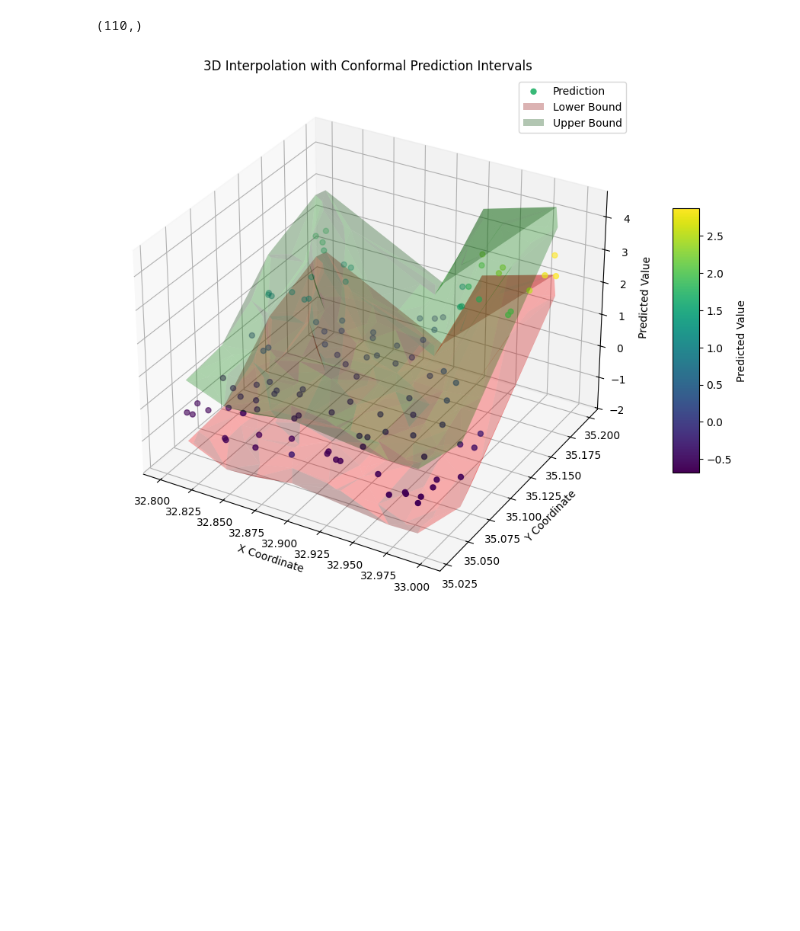
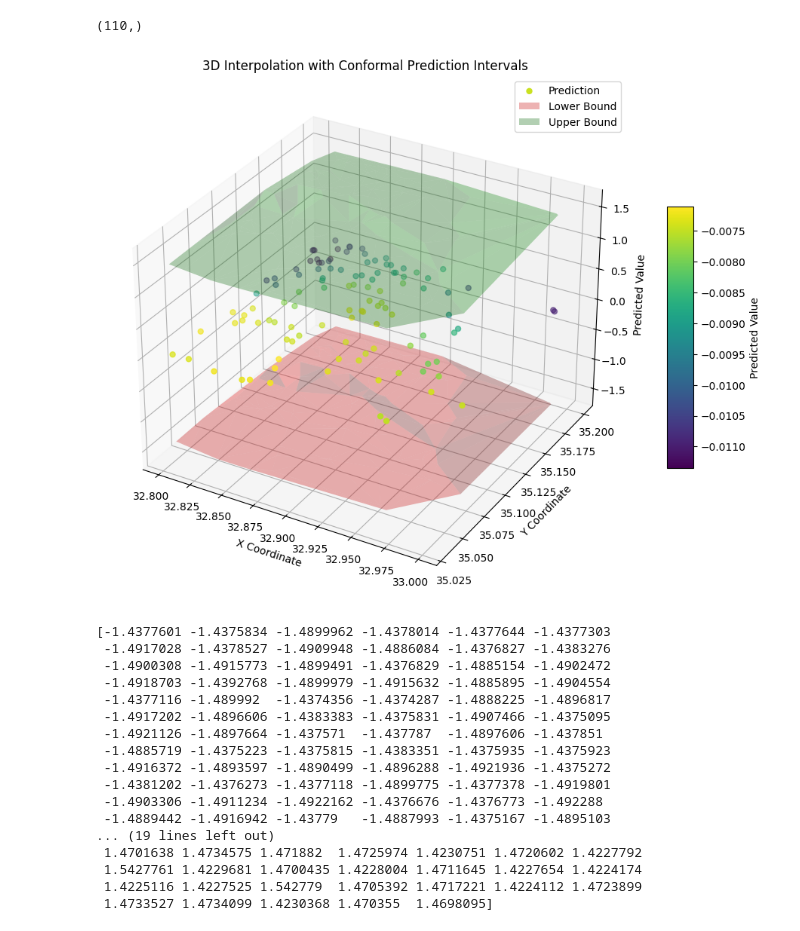
Before and after one commit to Orit2000/Project-B-Technion, a Jupyter notebook: model_with_CP_flow_with_graphs.ipynb, the cells around one changed output. Cells and saved outputs as stored; diff of their text form; code cells hidden in the pictures; blank space fills up the shorter version.

```diff
--- a/model_with_CP_flow_with_graphs.ipynb
+++ b/model_with_CP_flow_with_graphs.ipynb
@@ -21,6 +33,8 @@ print(args.dataset)
 print(args.n_neighbors)
 args.dataset = "n32_e035_1arc_v3_cropped"
 print(args.dataset)
+args.datasampling="normal"
+args.new_spread = True
 test_error, test_preds, testset, epoch_valid_loss, epoch_valid_error, epoch_valid_mse, epoch_valid_mae, epoch_train_loss, epoch_train_error, epoch_train_mse, epoch_train_mae, coverage_rate_tot, avg_interval_length_tot, test_preds_norm = run_kcn(args)
 #test_error, test_preds, testset, epoch_valid_loss, epoch_valid_error, epoch_valid_mse, epoch_valid_mae, epoch_train_loss, epoch_train_error, epoch_train_mse, epoch_train_mae, coverage_rate_tot, avg_interval_length_tot = run_kcn(args)
 epochs = list(range(len(epoch_valid_loss)))
@@ -127,36 +146,58 @@ with open(f"{args.save_path}/CP_results.pkl", "rb") as f:  # <- update this path
 # Extract data
 coords = testset.coords
 x = coords[:, 0]
 y = coords[:, 1]
 pred = np.squeeze(test_preds_norm)
-lower = np.squeeze(np.array([item['lower'] for item in cp_results]))
-upper = np.squeeze(np.array([item['upper'] for item in cp_results]))
+#lower = np.squeeze(np.array([item['lower'] for item in cp_results]))
+#upper = np.squeeze(np.array([item['upper'] for item in cp_results]))
+lower = np.squeeze(np.array(cp_results['lower']))
+upper = np.squeeze(np.array(cp_results['upper']))
 print(lower.shape)
 
 # Create the 3D plot
 fig = plt.figure(figsize=(14, 9))
 ax = fig.add_subplot(111, projection='3d')
 
 # Prediction surface
 sc = ax.scatter(x, y, pred, c=pred, cmap='viridis', label='Prediction', s=25)
 
 # Confidence interval surfaces
 ax.plot_trisurf(x, y, lower, color='red', alpha=0.3, label='Lower Bound')
 ax.plot_trisurf(x, y, upper, color='green', alpha=0.3, label='Upper Bound')
 
 # Axis labels and legend
 ax.set_xlabel("X Coordinate")
 ax.set_ylabel("Y Coordinate")
 ax.set_zlabel("Predicted Value")
 ax.set_title("3D Interpolation with Conformal Prediction Intervals")
 
 # Add colorbar and legend
 fig.colorbar(sc, ax=ax, shrink=0.5, aspect=10, label='Predicted Value')
 plt.legend()
 plt.show()
+
+print(lower)
+print(upper)
 # %% [output]
 (110,)
-[figure, old version]
+[figure, new version]
+[-1.4377601 -1.4375834 -1.4899962 -1.4378014 -1.4377644 -1.4377303
+ -1.4917028 -1.4378527 -1.4909948 -1.4886084 -1.4376827 -1.4383276
+ -1.4900308 -1.4915773 -1.4899491 -1.4376829 -1.4885154 -1.4902472
+ -1.4918703 -1.4392768 -1.4899979 -1.4915632 -1.4885895 -1.4904554
+ -1.4377116 -1.489992  -1.4374356 -1.4374287 -1.4888225 -1.4896817
+ -1.4917202 -1.4896606 -1.4383383 -1.4375831 -1.4907466 -1.4375095
+ -1.4921126 -1.4897664 -1.437571  -1.437787  -1.4897606 -1.437851
+ -1.4885719 -1.4375223 -1.4375815 -1.4383351 -1.4375935 -1.4375923
+ -1.4916372 -1.4893597 -1.4890499 -1.4896288 -1.4921936 -1.4375272
+ -1.4381202 -1.4376273 -1.4377118 -1.4899775 -1.4377378 -1.4919801
+ -1.4903306 -1.4911234 -1.4922162 -1.4376676 -1.4376773 -1.492288
+ -1.4889442 -1.4916942 -1.43779   -1.4887993 -1.4375167 -1.4895103
+... (19 lines left out)
+ 1.4701638 1.4734575 1.471882  1.4725974 1.4230751 1.4720602 1.4227792
+ 1.5427761 1.4229681 1.4700435 1.4228004 1.4711645 1.4227654 1.4224174
+ 1.4225116 1.4227525 1.542779  1.4705392 1.4717221 1.4224112 1.4723899
+ 1.4733527 1.4734099 1.4230368 1.470355  1.4698095]
 # %%
 trainset = torch.load(f"./cache/trainset_n32_e035_1arc_v3_cropped_k50_keep_n0.00125.pt", weights_only=False)
 # Create plot
```
Also changed, not shown: parts of 12 cells of this notebook, 5 other files.
